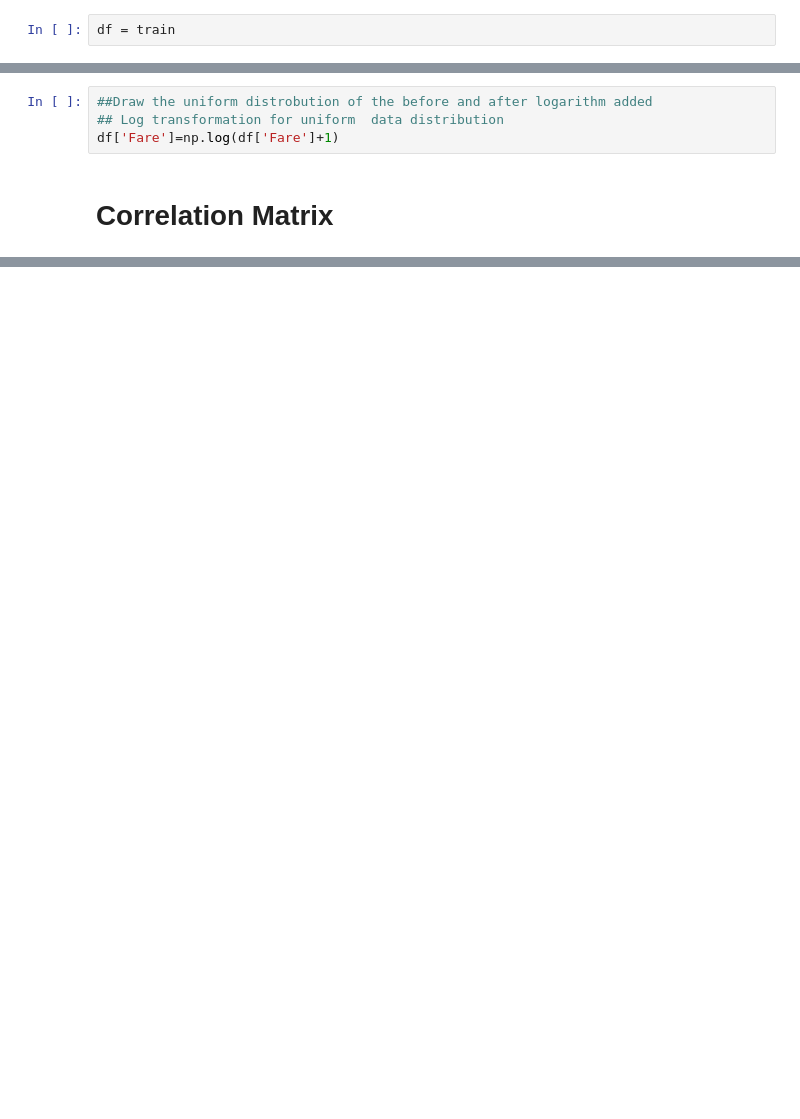
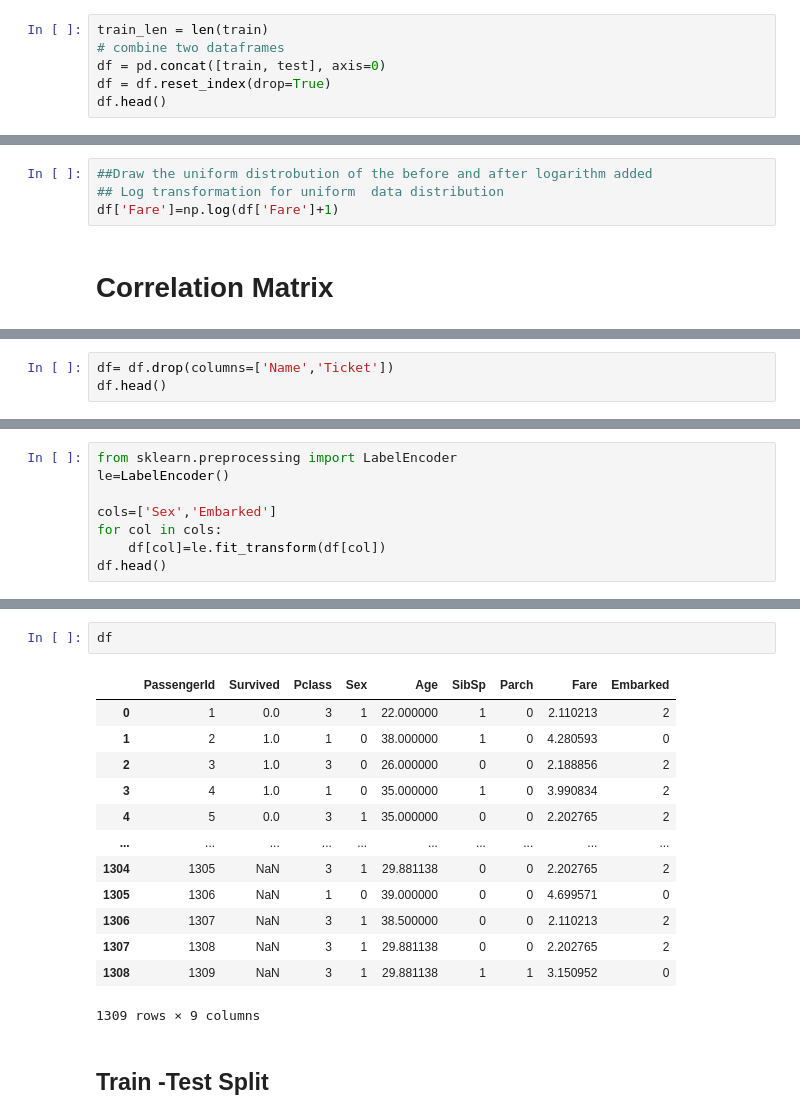
Before and after one commit to Michael-Forson/titanic-survival-analysis, a Jupyter notebook: titanic data-analysis.ipynb, the cells around one changed output, grey strips where cells are left out. Cells and saved outputs as stored; diff of their text form; blank space fills up the shorter version.

Commit message:
label encoding and test splitting

```diff
--- a/titanic data-analysis.ipynb
+++ b/titanic data-analysis.ipynb
@@ -69,4 +79,8 @@ train_len
 # %% [output]
 891
 # %%
-df = train
+train_len = len(train)
+# combine two dataframes
+df = pd.concat([train, test], axis=0)
+df = df.reset_index(drop=True)
+df.head()
@@ -133,0 +164,3 @@ sns.heatmap(corr,annot = True,cmap='coolwarm')
+# %%
+df= df.drop(columns=['Name','Ticket'])
+df.head()
@@ -133,0 +176,8 @@ sns.heatmap(corr,annot = True,cmap='coolwarm')
+# %%
+from sklearn.preprocessing import LabelEncoder
+le=LabelEncoder()
+
+cols=['Sex','Embarked']
+for col in cols:
+    df[col]=le.fit_transform(df[col])
+df.head()
@@ -133,0 +191,18 @@ sns.heatmap(corr,annot = True,cmap='coolwarm')
+# %%
+df
+# %% [output]
+|  | PassengerId | Survived | Pclass | Sex | Age | SibSp | Parch | Fare | Embarked |
+| 0 | 1 | 0.0 | 3 | 1 | 22.000000 | 1 | 0 | 2.110213 | 2 |
+| 1 | 2 | 1.0 | 1 | 0 | 38.000000 | 1 | 0 | 4.280593 | 0 |
+| 2 | 3 | 1.0 | 3 | 0 | 26.000000 | 0 | 0 | 2.188856 | 2 |
+| 3 | 4 | 1.0 | 1 | 0 | 35.000000 | 1 | 0 | 3.990834 | 2 |
+| 4 | 5 | 0.0 | 3 | 1 | 35.000000 | 0 | 0 | 2.202765 | 2 |
+| ... | ... | ... | ... | ... | ... | ... | ... | ... | ... |
+| 1304 | 1305 | NaN | 3 | 1 | 29.881138 | 0 | 0 | 2.202765 | 2 |
+| 1305 | 1306 | NaN | 1 | 0 | 39.000000 | 0 | 0 | 4.699571 | 0 |
+| 1306 | 1307 | NaN | 3 | 1 | 38.500000 | 0 | 0 | 2.110213 | 2 |
+| 1307 | 1308 | NaN | 3 | 1 | 29.881138 | 0 | 0 | 2.202765 | 2 |
+| 1308 | 1309 | NaN | 3 | 1 | 29.881138 | 1 | 1 | 3.150952 | 0 |
+1309 rows × 9 columns
+# %% [markdown]
+## Train -Test Split
```
Also changed, not shown: parts of 14 cells of this notebook, 1 other file.
